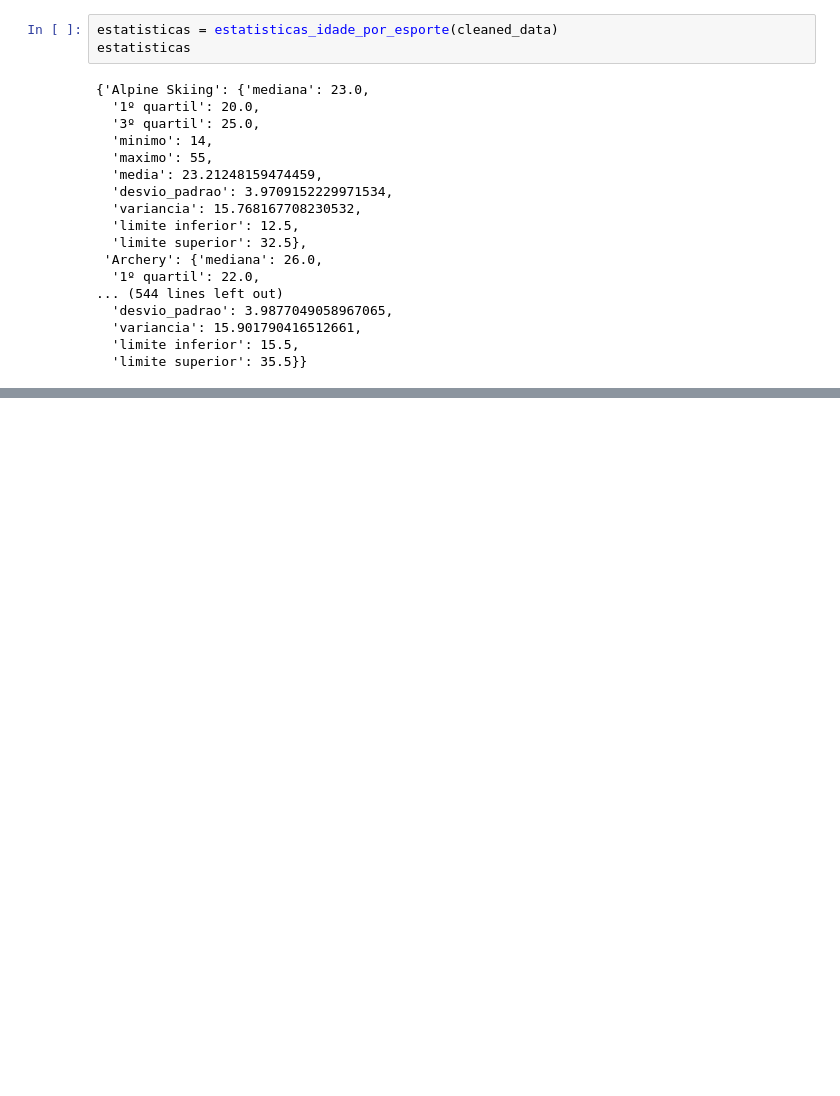
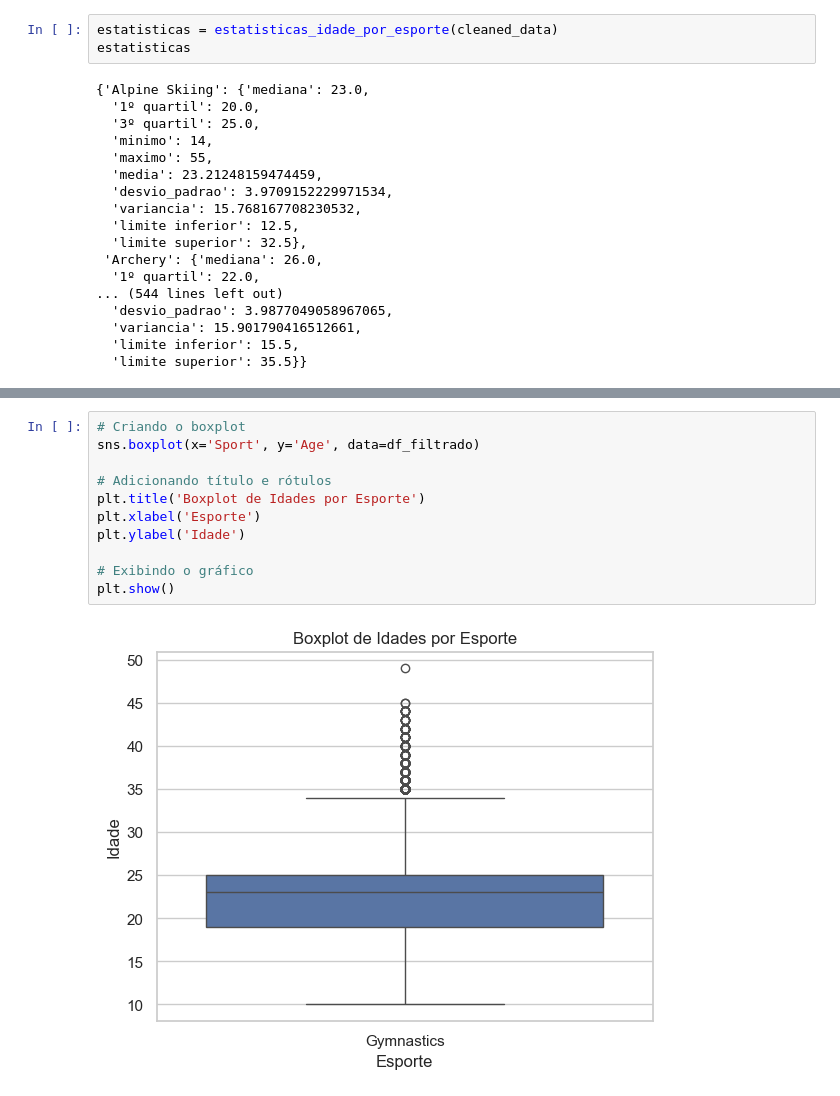
Before and after one commit to riqueu/a1-lp, a Jupyter notebook: src/noteageanalise.ipynb, the cells around one changed output, grey strips where cells are left out. Saved outputs shown, nothing was run; the diff lists cells and outputs as text; blank space fills up the shorter version.

```diff
--- a/src/noteageanalise.ipynb
+++ b/src/noteageanalise.ipynb
@@ -171,0 +329,13 @@ df_estatisticas
+# %%
+# Criando o boxplot
+sns.boxplot(x='Sport', y='Age', data=df_filtrado)
+
+# Adicionando título e rótulos
+plt.title('Boxplot de Idades por Esporte')
+plt.xlabel('Esporte')
+plt.ylabel('Idade')
+
+# Exibindo o gráfico
+plt.show()
+# %% [output]
+[figure, added]
```
Also changed, not shown: parts of 14 cells of this notebook.
